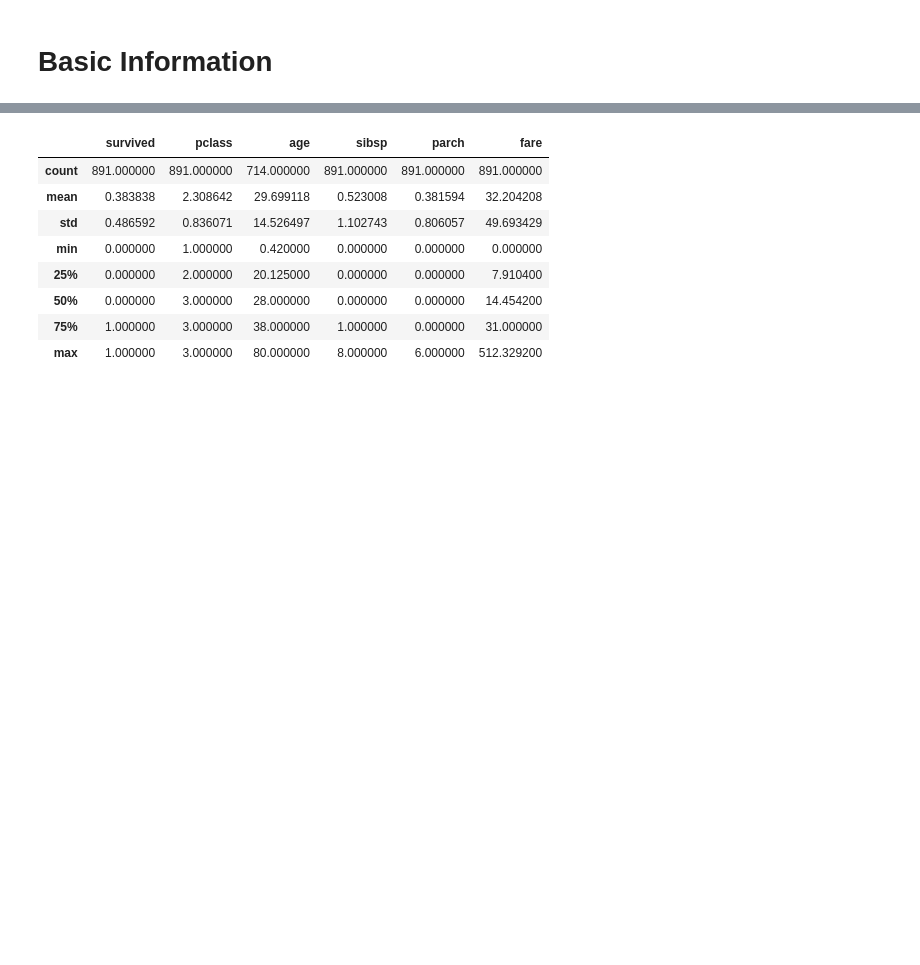
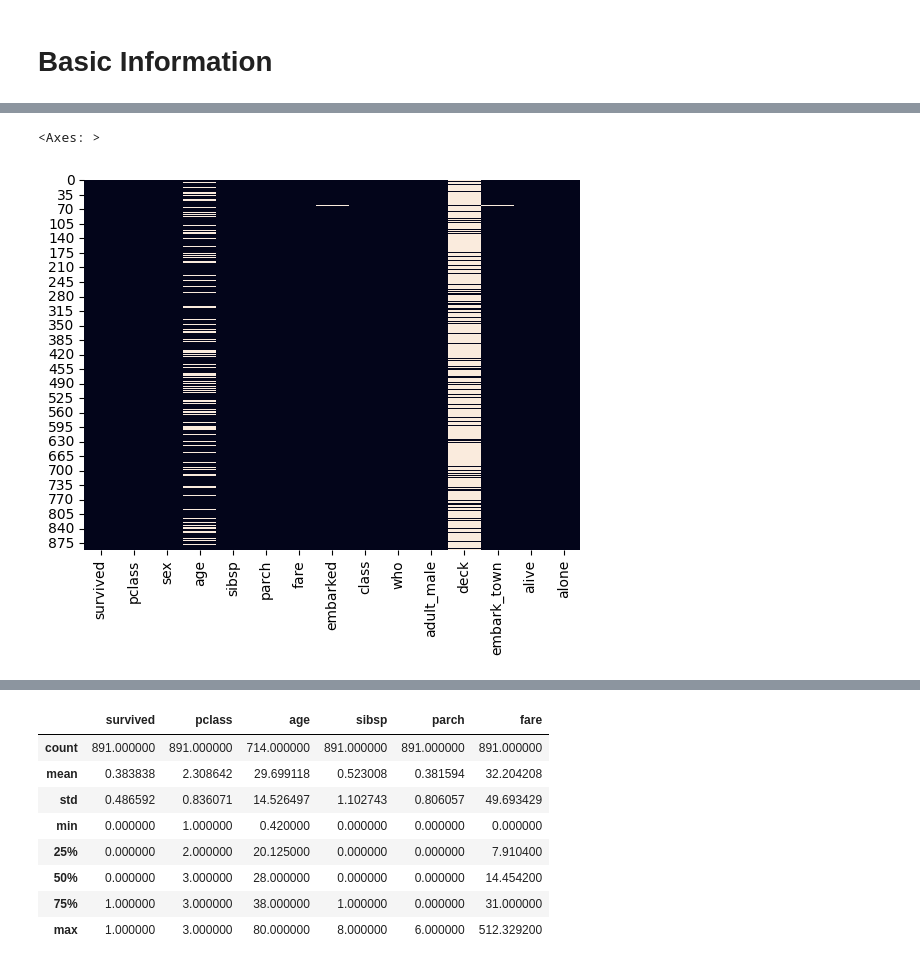
Before and after one commit to xaqibshah/DataScienceLearning, a Jupyter notebook: Python_Ka_Chilla/pandas/pandas_02.ipynb, the cells around one changed output, grey strips where cells are left out. Cells and saved outputs as stored; diff of their text form; code cells hidden in the pictures; blank space fills up the shorter version.

Commit message:
Practice with seaborn graphs

```diff
--- a/Python_Ka_Chilla/pandas/pandas_02.ipynb
+++ b/Python_Ka_Chilla/pandas/pandas_02.ipynb
@@ -26,0 +76,5 @@ df
+# %%
+sns.heatmap(df.isnull(), cbar=False)
+# %% [output]
+<Axes: >
+[figure, added]
```
Also changed, not shown: parts of 14 cells of this notebook.
